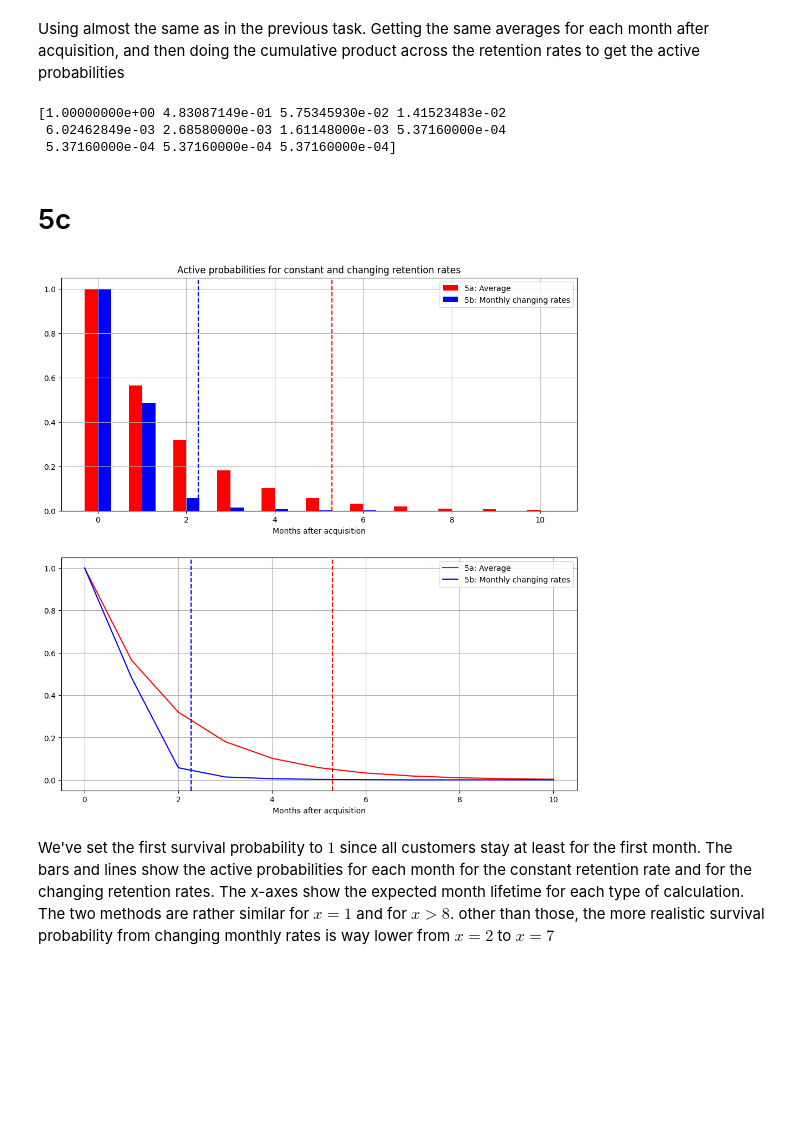
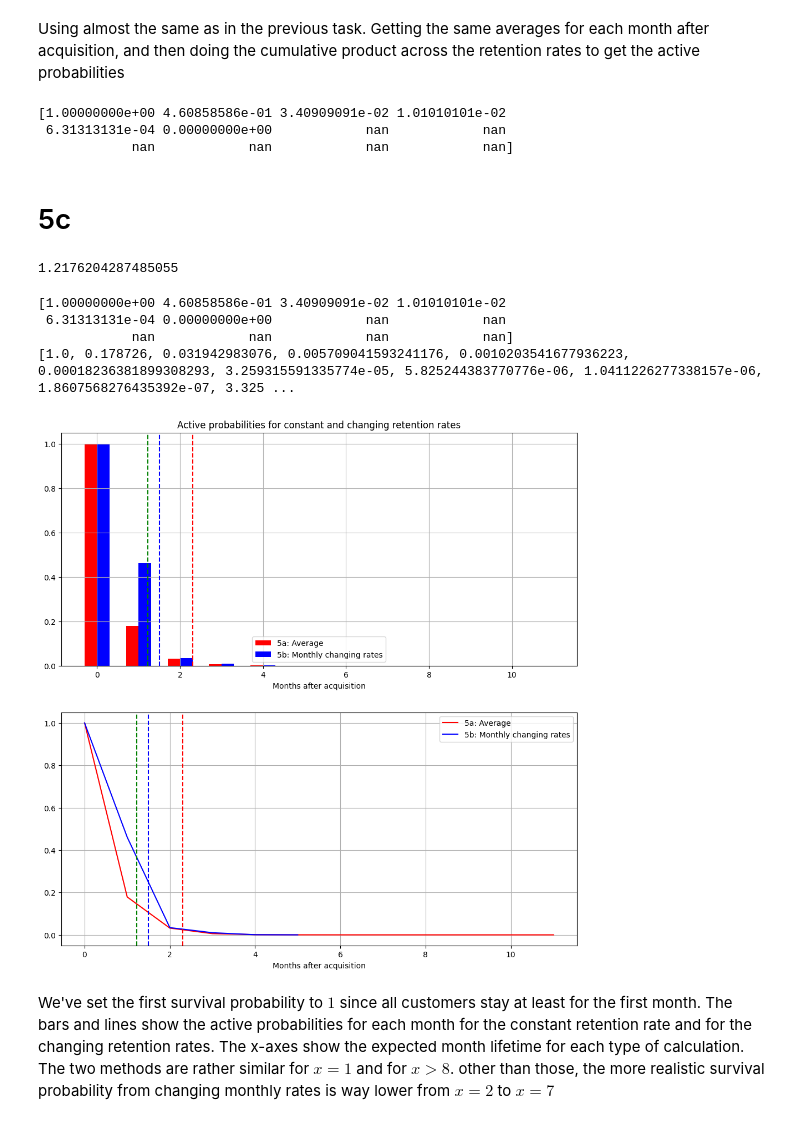
Before and after one commit to alexmakassiouk/eth-marketing23, a Jupyter notebook: task5/task5.ipynb, the cells around one changed output. Drawn from its saved outputs; the diff is of its cells as text; code cells hidden in the pictures; blank space fills up the shorter version.

```diff
--- a/task5/task5.ipynb
+++ b/task5/task5.ipynb
@@ -19,64 +20,83 @@ print(active_probs_constant_retention)
 # 5b
 # %% [markdown]
 Using almost the same as in the previous task. Getting the same averages for each month after acquisition, and then doing the cumulative product across the retention rates to get the active probabilities
-# %%
-from main import get_all_retention_rates_time_normalized, get_data
-
-data = get_data()
-
-get_all_retention_rates_months_after_acquisition = get_all_retention_rates_time_normalized(data)
-
-avg_monthly_retention_rate_across_cohorts = np.apply_along_axis(np.nanmean,axis = 0, arr = get_all_retention_rates_months_after_acquisition)
-
-active_probs_changing_retention = avg_monthly_retention_rate_across_cohorts[1:-1]
-active_probs_changing_retention = np.insert(active_probs_changing_retention,0,1)
-active_probs_changing_retention = np.cumprod(active_probs_changing_retention)
-
-# print(avg_monthly_retention_rate_across_cohorts)
-# retention_probabilities = np.cumprod(avg_monthly_retention_rate_across_cohorts[1:-1])
-print(active_probs_changing_retention)
-# %% [output]
-[1.00000000e+00 4.83087149e-01 5.75345930e-02 1.41523483e-02
- 6.02462849e-03 2.68580000e-03 1.61148000e-03 5.37160000e-04
- 5.37160000e-04 5.37160000e-04 5.37160000e-04]
+# %%
+from main import get_all_retention_rates_for_cohort, get_data
+
+data = get_data()
+
+retention_rates_cohort0 = np.array(get_all_retention_rates_for_cohort(data,0))
+
+active_probs_changing_retention_cohort0 = retention_rates_cohort0
+active_probs_changing_retention_cohort0[0] = 1
+#active_probs_changing_retention_cohort0 = active_probs_changing_retention_cohort0[~np.isnan(active_probs_changing_retention_cohort0)]
+active_probs_changing_retention_cohort0 = np.cumprod(active_probs_changing_retention_cohort0)
+print(active_probs_changing_retention_cohort0)
+# %% [output]
+[1.00000000e+00 4.60858586e-01 3.40909091e-02 1.01010101e-02
+ 6.31313131e-04 0.00000000e+00            nan            nan
+            nan            nan            nan            nan]
 # %% [markdown]
 # 5c
+# %%
+#Calculating expected lifetime of cohort 0 using avg retention rate form cohort 0
+
+
+constant_retention_rate = 0.178726
+
+active_probs_constant_retention = [(constant_retention_rate)**i for i in range(1000)]
+#E[lifetime] = 1*retention_rate + 2*retention_rate^2 +..n*retention_rate^3
+# print(active_probs_constant_retention)
+# print(nsum(lambda n: n*active_probs_constant_retention[n-1], [1, 100]))
+#Think this is an error in the task, as this is not calculated in 4, but it corresponds to the active probabilities we are asked to use
+constant_rates_cohort_0_expected_lifetime  = sum([i*active_probs_constant_retention[i-1]*(1-constant_retention_rate) for i in range(1,len(active_probs_constant_retention))])
+print(constant_rates_cohort_0_expected_lifetime)
+# %% [output]
+1.2176204287485055
 # %%
 import matplotlib.pyplot as plt
 
 # RUN ALL CELLS ABOVE BEFORE RUNNING THIS CELL
-constant_rates_expected_lifetime = 5.29201491219346
-changing_rates_expected_lifetime = 2.273317852896713
+constant_rates_expected_lifetime = 2.3
+changing_rates_expected_lifetime = 1.5
 
 
-
-t = np.linspace(0,10,11)
+t_const = np.arange(0,len(active_probs_constant_retention[:12]),1)
+t_changing = np.arange(0,len(active_probs_changing_retention_cohort0),1)
 bar_width = 0.3
+print(active_probs_changing_retention_cohort0)
+print(active_probs_constant_retention)
 
 fig, axs = plt.subplots(2, 1, figsize=(12,12))
 
-axs[0].bar(t-bar_width/2, active_probs_constant_retention[:11], bar_width, color='r', label="5a: Average")
-axs[0].bar(t+bar_width/2, active_probs_changing_retention[:11], bar_width, color='b', label="5b: Monthly changing rates")
+axs[0].bar(t_const-bar_width/2, active_probs_constant_retention[:12], bar_width, color='r', label="5a: Average")
+axs[0].bar(t_changing+bar_width/2, active_probs_changing_retention_cohort0, bar_width, color='b', label="5b: Monthly changing rates")
 axs[0].axvline(x=constant_rates_expected_lifetime, color='r', linestyle='--')
 axs[0].axvline(x=changing_rates_expected_lifetime, color='b', linestyle='--')
+axs[0].axvline(x=constant_rates_cohort_0_expected_lifetime, color='g', linestyle='--')
 axs[0].legend()
 axs[0].grid()
 
 axs[0].set_title("Active probabilities for constant and changing retention rates")
 axs[0].set_xlabel("Months after acquisition")
 
-axs[1].plot(t, active_probs_constant_retention[:11], color='r', label="5a: Average")
-axs[1].plot(t, active_probs_changing_retention[:11], color='b', label="5b: Monthly changing rates")
+axs[1].plot(t_const, active_probs_constant_retention[:12], color='r', label="5a: Average")
+axs[1].plot(t_changing, active_probs_changing_retention_cohort0, color='b', label="5b: Monthly changing rates")
 axs[1].axvline(x=constant_rates_expected_lifetime, color='r', linestyle='--')
 axs[1].axvline(x=changing_rates_expected_lifetime, color='b', linestyle='--')
+axs[1].axvline(x=constant_rates_cohort_0_expected_lifetime, color='g', linestyle='--')
 axs[1].legend()
 axs[1].grid()
 
 axs[1].set_xlabel("Months after acquisition")
 
 plt.show()
 # %% [output]
+[1.00000000e+00 4.60858586e-01 3.40909091e-02 1.01010101e-02
+ 6.31313131e-04 0.00000000e+00            nan            nan
+            nan            nan            nan            nan]
+[1.0, 0.178726, 0.031942983076, 0.005709041593241176, 0.0010203541677936223, 0.00018236381899308293, 3.259315591335774e-05, 5.825244383770776e-06, 1.0411226277338157e-06, 1.8607568276435392e-07, 3.325 ...
-[figure, old version]
+[figure, new version]
 # %% [markdown]
 We've set the first survival probability to $1$ since all customers stay at least for the first month. The bars and lines show the active probabilities for each month for the constant retention rate and for the changing retention rates. The x-axes show the expected month lifetime for each type of calculation.
 The two methods are rather similar for $x=1$ and for $x>8$. other than those, the more realistic survival probability from changing monthly rates is way lower from $x=2$ to $x=7$
```
Also changed, not shown: parts of 2 cells of this notebook, 7 other files.
